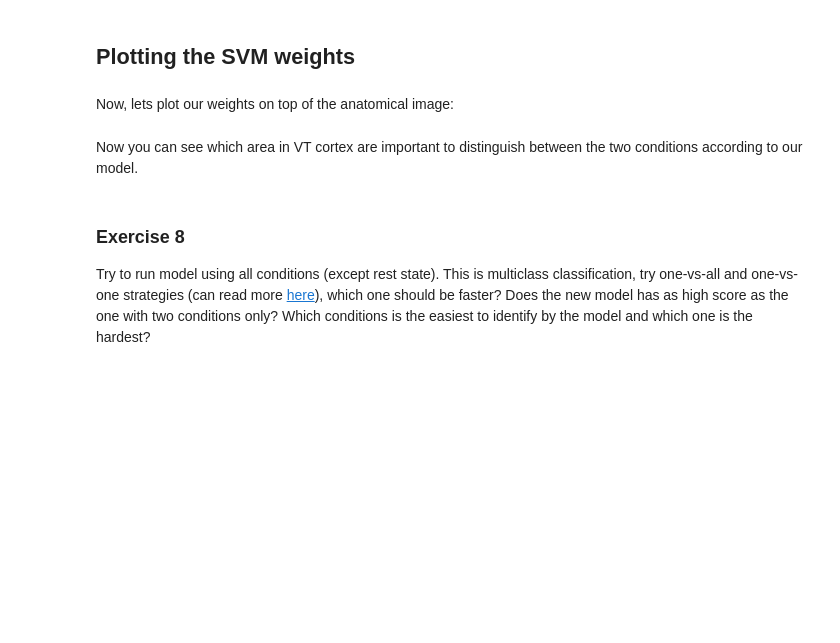
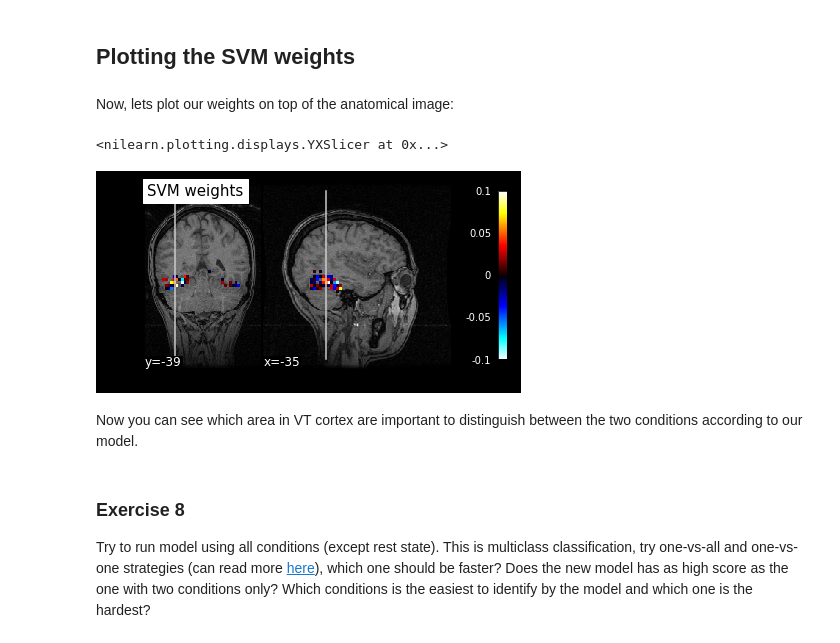
Before and after one commit to neuro-data-science/neuroML, a Jupyter notebook: notebooks/introductory_nilearn.ipynb, the cells around one changed output. Cells and saved outputs as stored; diff of their text form; code cells hidden in the pictures; blank space fills up the shorter version.

```diff
--- a/notebooks/introductory_nilearn.ipynb
+++ b/notebooks/introductory_nilearn.ipynb
@@ -118,8 +180,11 @@ Now, lets plot our weights on top of the anatomical image:
 # %%
 from nilearn.plotting import plot_stat_map
 
-plot_stat_map(coef_img, anat_file,
+plot_stat_map(coef_img, anat_file, vmax=0.1, dim=-1,
               title="SVM weights", display_mode="yx")
+# %% [output]
+<nilearn.plotting.displays.YXSlicer at 0x...>
+[figure, added]
 # %% [markdown]
 Now you can see which area in VT cortex are important to distinguish between the two conditions according to our model.
 # %% [markdown]
```
Also changed, not shown: parts of 11 cells of this notebook, 3 other files.
